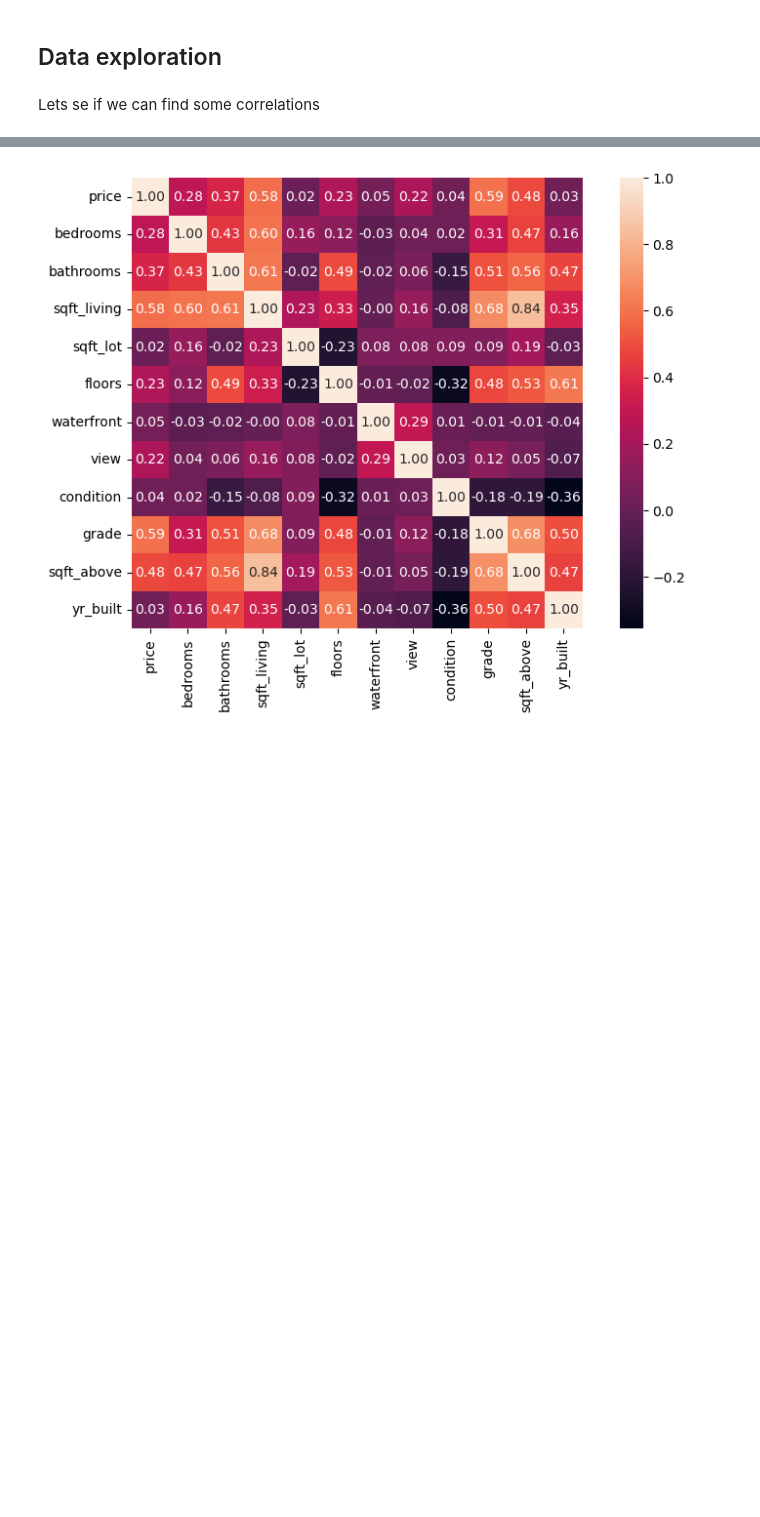
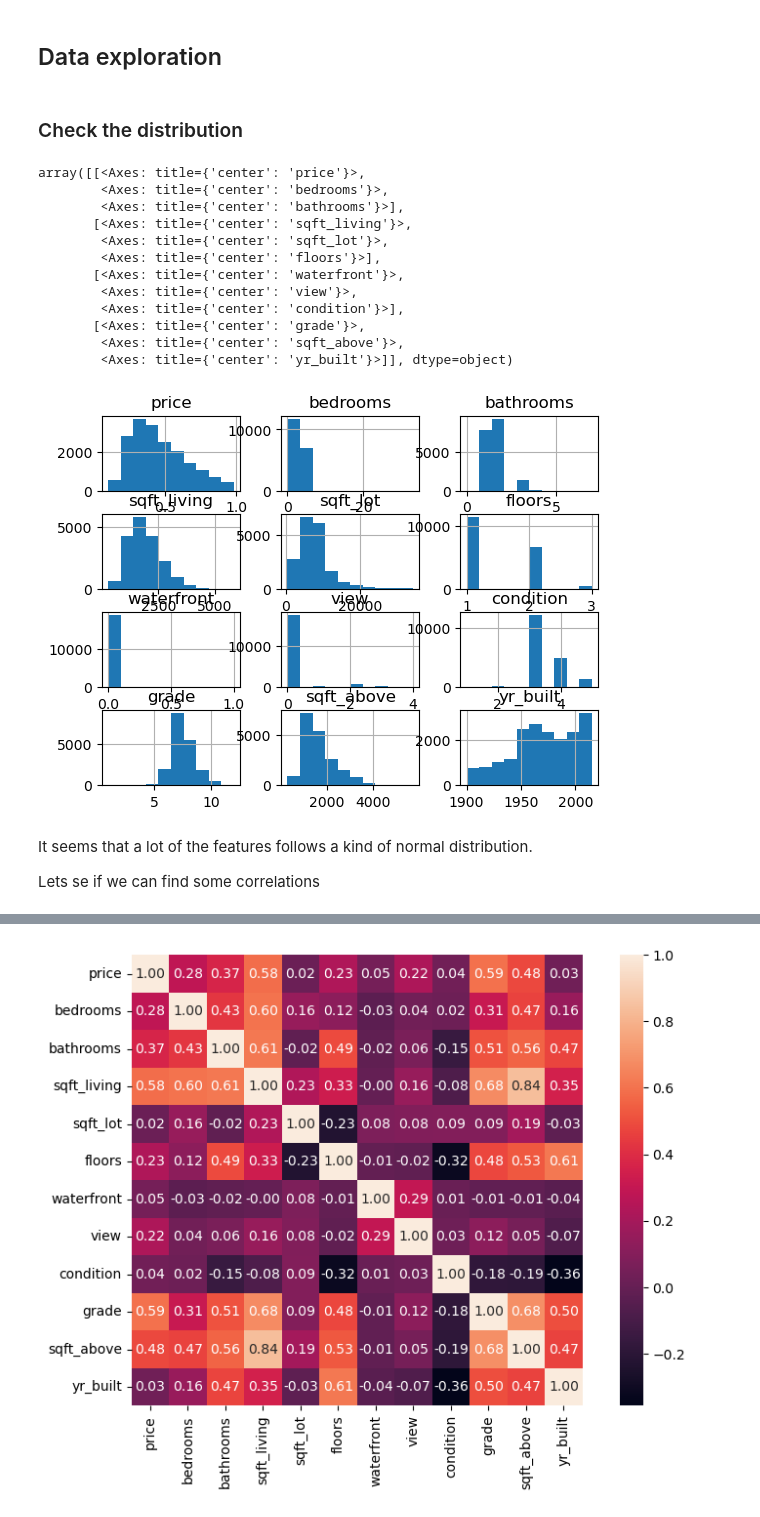
Before and after one commit to cph-oo221/Dat4-BI-MP3, a Jupyter notebook: MP3 - machine learning by regression.ipynb, the cells around one changed output, grey strips where cells are left out. Saved outputs shown, nothing was run; the diff lists cells and outputs as text; code cells hidden in the pictures; blank space fills up the shorter version.

```diff
--- a/MP3 - machine learning by regression.ipynb
+++ b/MP3 - machine learning by regression.ipynb
@@ -249,8 +253,27 @@ df.plot.box()
 [figure]
 # %% [markdown]
 ## Data exploration
-# %% [markdown]
-Lets se if we can find some correlations
+# %% [markdown]
+### Check the distribution
 # %%
-corr_df = df.drop(['lat', 'long', 'index'], axis=1)
+df = df.drop(['lat', 'long', 'index'], axis=1)
+df.hist()
+# %% [output]
+array([[<Axes: title={'center': 'price'}>,
+        <Axes: title={'center': 'bedrooms'}>,
+        <Axes: title={'center': 'bathrooms'}>],
+       [<Axes: title={'center': 'sqft_living'}>,
+        <Axes: title={'center': 'sqft_lot'}>,
+        <Axes: title={'center': 'floors'}>],
+       [<Axes: title={'center': 'waterfront'}>,
+        <Axes: title={'center': 'view'}>,
+        <Axes: title={'center': 'condition'}>],
+       [<Axes: title={'center': 'grade'}>,
+        <Axes: title={'center': 'sqft_above'}>,
+        <Axes: title={'center': 'yr_built'}>]], dtype=object)
+[figure, added]
+# %% [markdown]
+It seems that a lot of the features follows a kind of normal distribution.
+
+Lets se if we can find some correlations
 # %%
```
Also changed, not shown: parts of 47 cells of this notebook.
